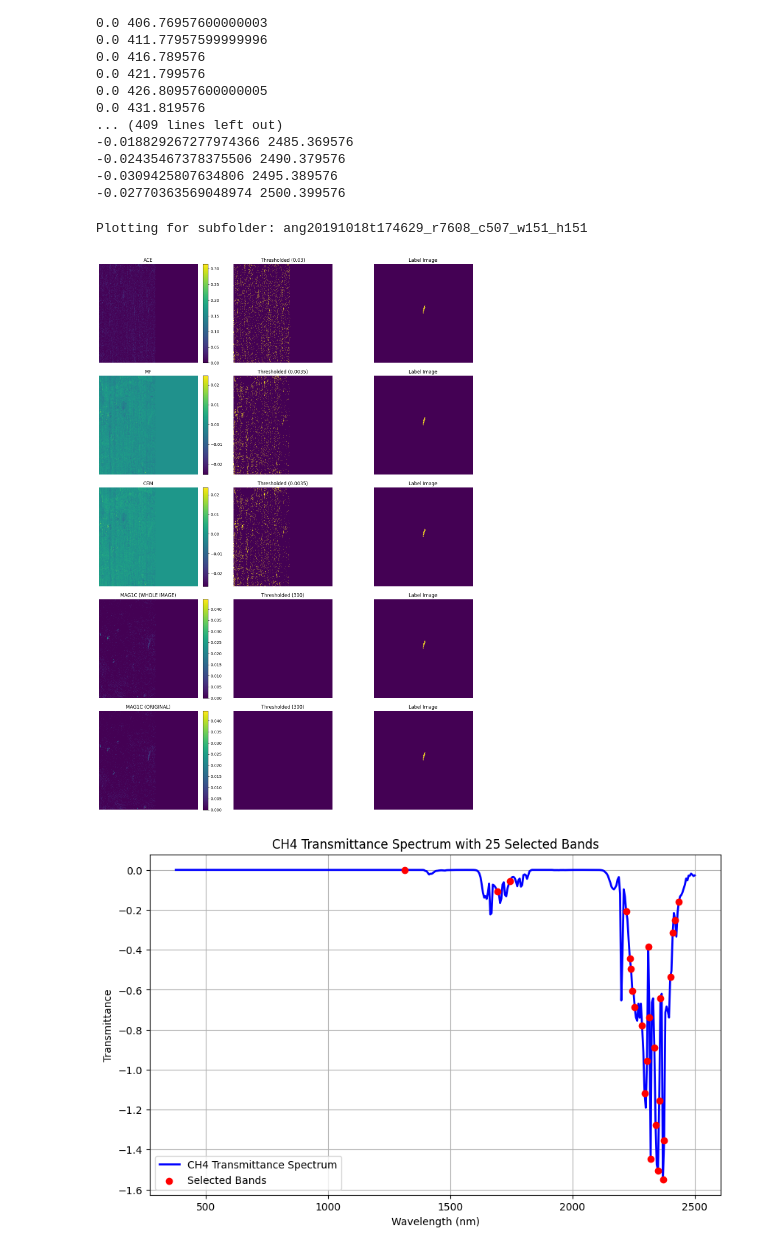
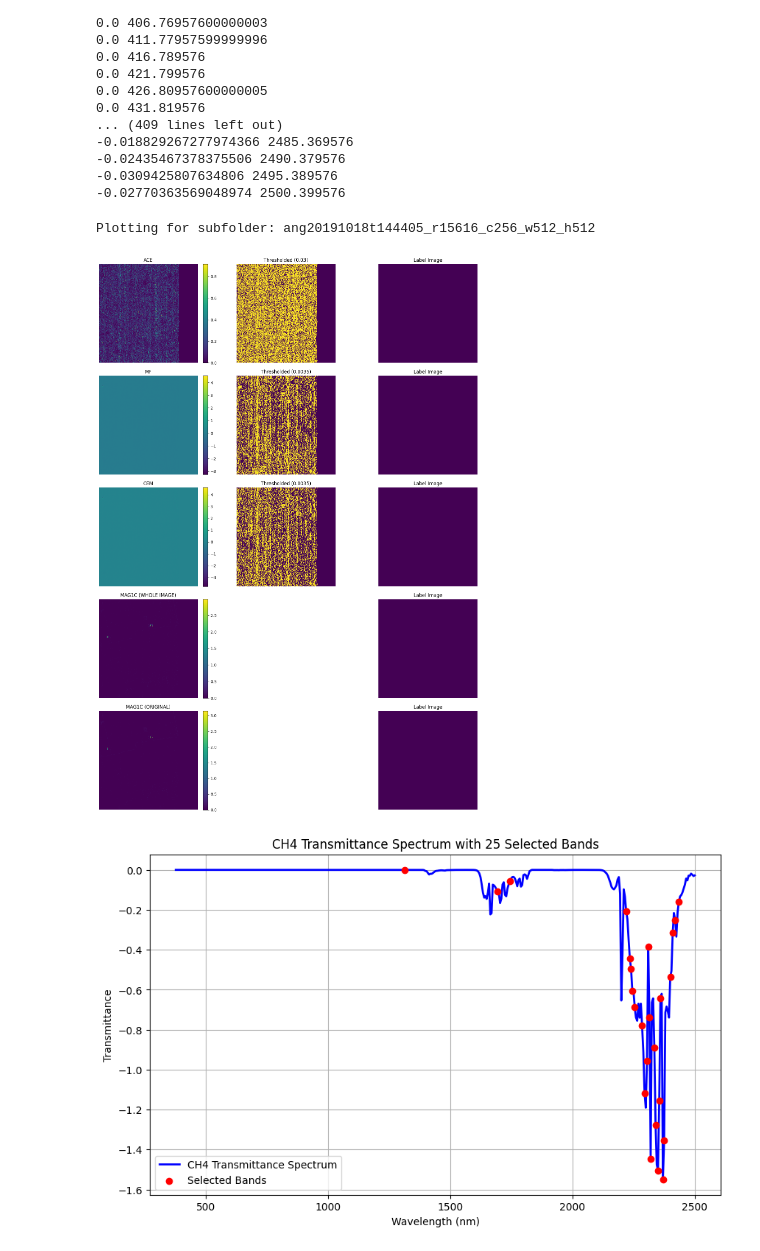
Before and after one commit to zaitra/methane-filters-benchmark, a Jupyter notebook: playbook.ipynb, the cells around one changed output. Cells and saved outputs as stored; diff of their text form; code cells hidden in the pictures.

```diff
--- a/playbook.ipynb
+++ b/playbook.ipynb
@@ -147,11 +147,11 @@ import matplotlib.pyplot as plt
 import tifffile as tiff
 
 # Paths to folders
-whole_image = "data/WHOLE_IMAGE_STARCOP-MAG1C_SPED_UP_1573-2481_PRECISION-64"
-original = "data/WHOLE_IMAGE_STARCOP-MAG1C_SPED_UP_1573-2481_PRECISION-64"
+whole_image = "data/WHOLE-IMAGE_TILE-AND-SAMPLED-MAG1C-0.05_SPED-UP_PRECISION-64_450-2490_SELECT-HIGHEST-TRANSMITTANCE_CHANNEL-N-10/"
+original = "data/WHOLE-IMAGE_TILE-AND-SAMPLED-MAG1C-0.05_SPED-UP_PRECISION-64_450-2490_SELECT-HIGHEST-TRANSMITTANCE_CHANNEL-N-10/"
 
 # Filenames to process
-filenames = ["ace.tif", "mf.tif", "cem.tif", "mag1c.tif", "mag1c.tif"]  # Last one from original
+filenames = ["ace.tif", "mf.tif", "cem.tif", "mag1c_tile_sampled-0.05.tif", "mag1c_tile.tif"]  # Last one from original
 
 # Thresholds for each product (empirically chosen)
 thresholds = {
@@ -170,7 +170,7 @@ if index_to_plot >= len(subfolders):
     raise ValueError(f"Index {index_to_plot} is out of range. Only {len(subfolders)} subfolders available.")
 
 subfolder = subfolders[index_to_plot]
-subfolder = "ang20191018t174629_r7608_c507_w151_h151"
+subfolder = "ang20191018t144405_r15616_c256_w512_h512"
 print(f"Plotting for subfolder: {subfolder}")
 
 # Create figure with 5 rows and 3 columns
@@ -195,35 +195,35 @@ for row_idx, filename in enumerate(filenames):
         title = filename.replace(".tif", "").upper()
         if row_idx == 3:
             title = "MAG1C (WHOLE IMAGE)"
             data_whole /= 1e5
         if row_idx == 4:
             title = "MAG1C (ORIGINAL)"
             data_whole /= 1e5
 
         im = axes[row_idx, 0].imshow(data_whole, cmap='viridis', interpolation='nearest')
         axes[row_idx, 0].set_title(title)
         fig.colorbar(im, ax=axes[row_idx, 0], fraction=0.046, pad=0.04)  # Add colorbar
 
     # Plot Thresholded Image
     if data_whole is not None and filename in thresholds:
         axes[row_idx, 1].imshow(data_whole > thresholds[filename], cmap='viridis', interpolation='nearest')
         axes[row_idx, 1].set_title(f"Thresholded ({thresholds[filename]})")
 
     # Plot Label Image
     if data_label is not None:
         axes[row_idx, 2].imshow(data_label, cmap='viridis', interpolation='nearest')
         axes[row_idx, 2].set_title("Label Image")
 
     # Remove axes ticks
     for col in range(3):
         axes[row_idx, col].axis("off")
 
 # Adjust layout and show
 plt.tight_layout()
 plt.show()
 # %% [output]
-Plotting for subfolder: ang20191018t174629_r7608_c507_w151_h151
+Plotting for subfolder: ang20191018t144405_r15616_c256_w512_h512
-[figure, old version]
+[figure, new version]
 # %%
 import numpy as np
 import matplotlib.pyplot as plt
```
Also changed, not shown: parts of 2 cells of this notebook, 2 other files.
